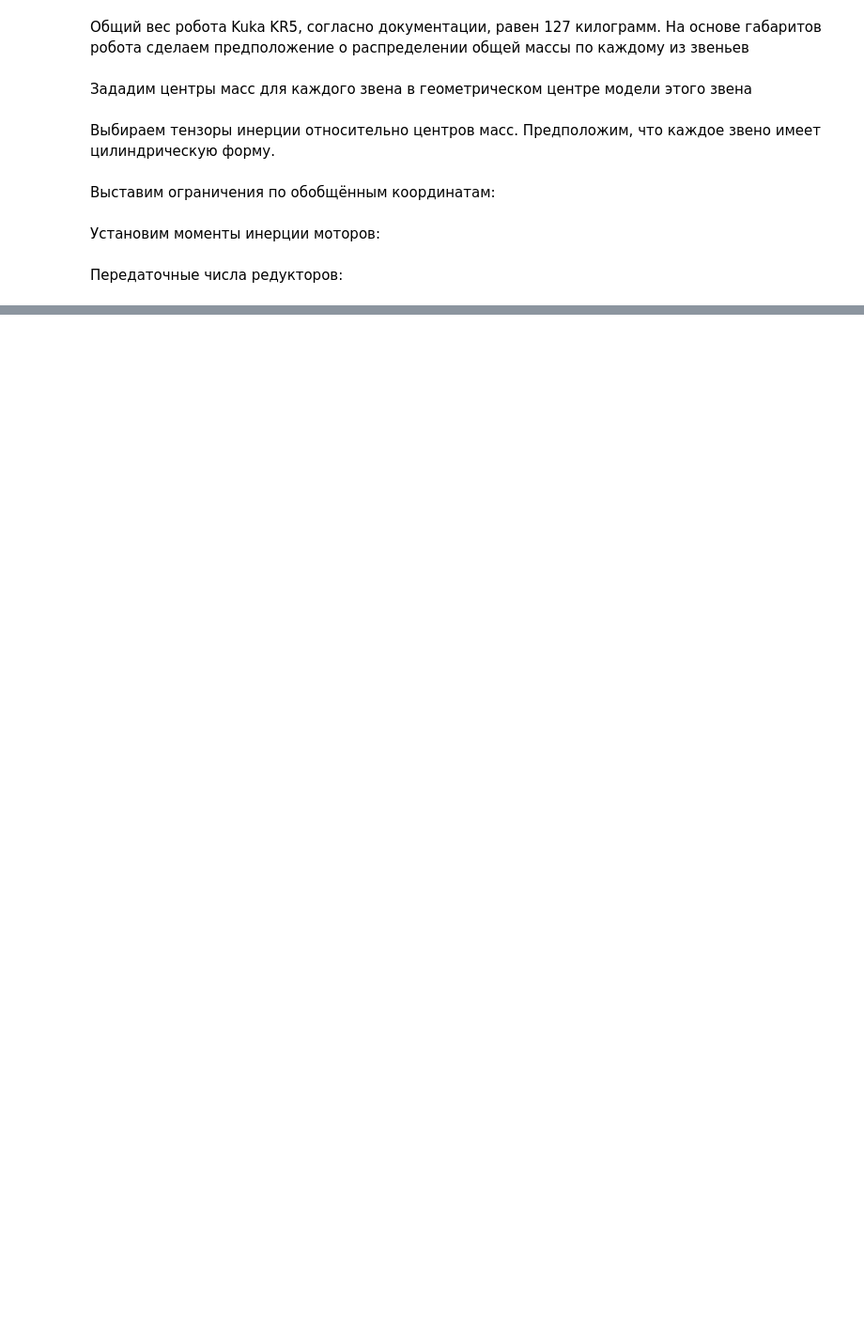
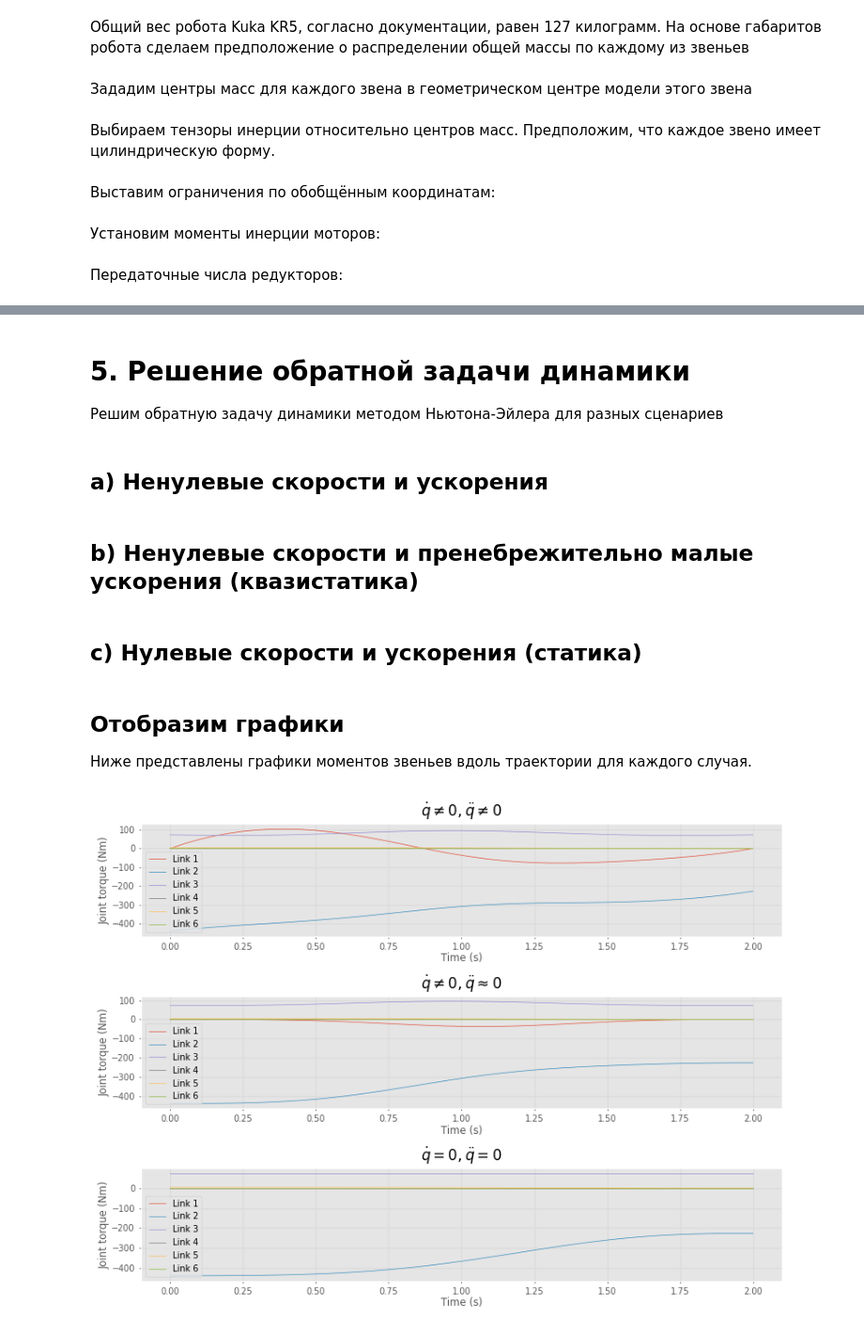
Before and after one commit to draftsquire/rmmc_2, a Jupyter notebook: lab1/Lab1.ipynb, the cells around one changed output, grey strips where cells are left out. Shown: that part at 94% size. Drawn from its saved outputs; the diff is of its cells as text; code cells hidden in the pictures; blank space fills up the shorter version.

```diff
--- a/lab1/Lab1.ipynb
+++ b/lab1/Lab1.ipynb
@@ -112,0 +143,64 @@ PyPlot3D backend, t = 0.05, scene:
+# %% [markdown]
+# 5. Решение обратной задачи динамики
+Решим обратную задачу динамики методом Ньютона-Эйлера для разных сценариев
+# %% [markdown]
+## a) Ненулевые скорости и ускорения
+# %%
+tau_0 = robot.rne(Q.q, Q.qd, Q.qdd)
+M = robot.inertia(Q.q)
+C = robot.coriolis(Q.q, Q.qd)
+G = robot.gravload(Q.q);
+# Не будем выводить численные значения матриц Tau, M, C, G в целях экономии места.
+# %% [markdown]
+## b) Ненулевые скорости и пренебрежительно малые ускорения (квазистатика)
+# %%
+tau_1 = robot.rne(Q.q, Q.qd, Q.qdd * 1e-15)
+M = robot.inertia(Q.q)
+C = robot.coriolis(Q.q, Q.qd)
+G = robot.gravload(Q.q);
+# %% [markdown]
+## c) Нулевые скорости и ускорения (статика)
+# %%
+tau_2 = robot.rne(Q.q, np.zeros(Q.q.shape), np.zeros(Q.q.shape))
+M = robot.inertia(Q.q)
+C = robot.coriolis(Q.q, Q.qd)
+G = robot.gravload(Q.q);
+# %% [markdown]
+## Отобразим графики
+Ниже представлены графики моментов звеньев вдоль траектории для каждого случая.
+# %%
+
+# Create the subplot
+fig, ax = plt.subplots(3, 1, figsize=(8, 6))  # 3 rows, 1 column
+# Plot in the first subplot (subplot(3,1,2) in MATLAB)
+ax[0].plot(t, tau_0[:, 0:6])  # Plot the first 6 columns of tau
+# Set labels
+ax[0].set_xlabel('Time (s)')
+ax[0].set_ylabel('Joint torque (Nm)')
+# Set legend
+ax[0].legend(["Link 1", "Link 2", "Link 3", "Link 4", "Link 5", "Link 6"])
+# Set title with LaTeX interpreter
+ax[0].set_title(r"$\dot{q} \neq 0, \ddot{q} \neq 0$", fontsize=12)
+
+ax[1].plot(t, tau_1[:, 0:6])  # Plot the first 6 columns of tau
+# Set labels
+ax[1].set_xlabel('Time (s)')
+ax[1].set_ylabel('Joint torque (Nm)')
+# Set legend
+ax[1].legend(["Link 1", "Link 2", "Link 3", "Link 4", "Link 5", "Link 6"])
+# Set title with LaTeX interpreter
+ax[1].set_title(r"$\dot{q} \neq 0, \ddot{q} \approx 0$", fontsize=12)
+
+ax[2].plot(t, tau_2[:, 0:6])  # Plot the first 6 columns of tau
+# Set labels
+ax[2].set_xlabel('Time (s)')
+ax[2].set_ylabel('Joint torque (Nm)')
+# Set legend
+ax[2].legend(["Link 1", "Link 2", "Link 3", "Link 4", "Link 5", "Link 6"])
+# Set title with LaTeX interpreter
+ax[2].set_title(r"$\dot{q} = 0, \ddot{q} = 0$", fontsize=12)
+# Adjust layout and show the plot
+plt.tight_layout()
+plt.show()
+# %% [output]
+[figure, added]
```
Also changed, not shown: parts of 9 cells of this notebook.
